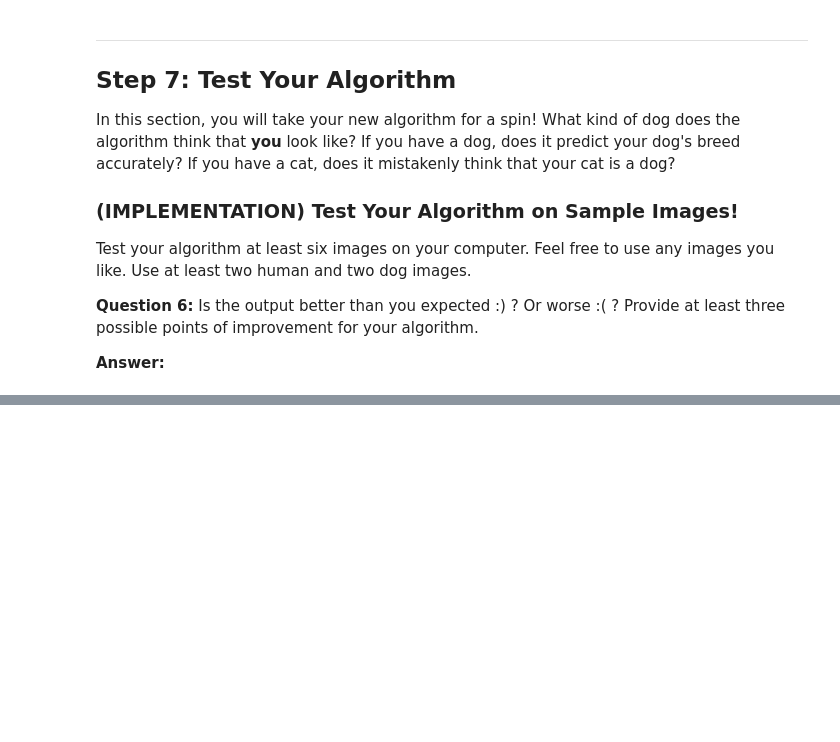
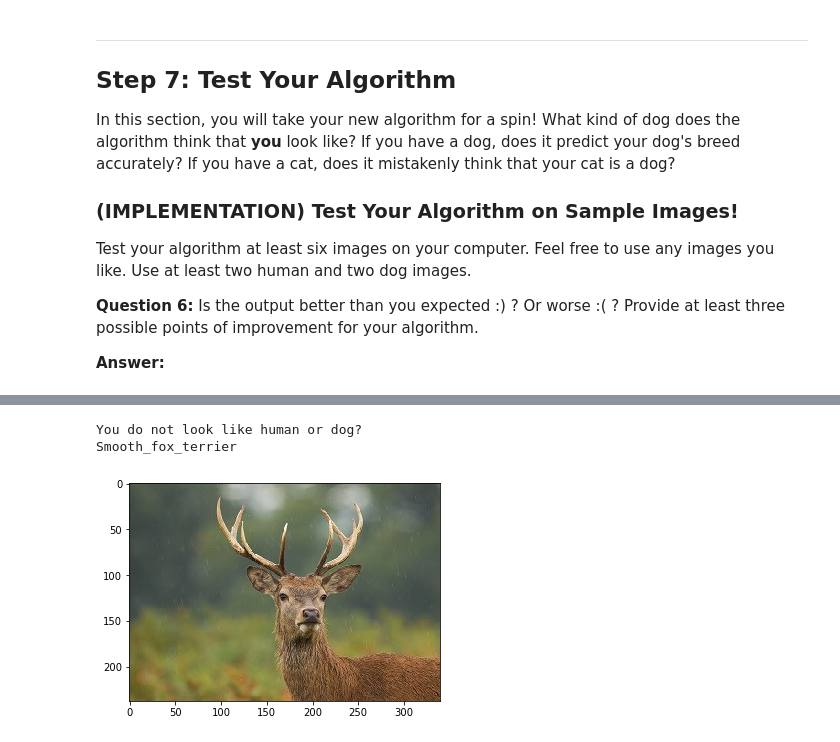
Before and after one commit to ArshadKhurshid/Image-Based-Dog-Breed-Classifier, a Jupyter notebook: dog_app.ipynb, the cells around one changed output, grey strips where cells are left out. Drawn from its saved outputs; the diff is of its cells as text; code cells hidden in the pictures; blank space fills up the shorter version.

```diff
--- a/dog_app.ipynb
+++ b/dog_app.ipynb
@@ -743,0 +787,9 @@ __Answer:__
+# %%
+img_list = 'imgtest\deer.jpg'
+print(category_identifier(img_list))
+image_output(img_list)
+print(breed_identifier(img_list))
+# %% [output]
+You do not look like human or dog?
+Smooth_fox_terrier
+[figure, added]
```
Also changed, not shown: parts of 16 cells of this notebook.
